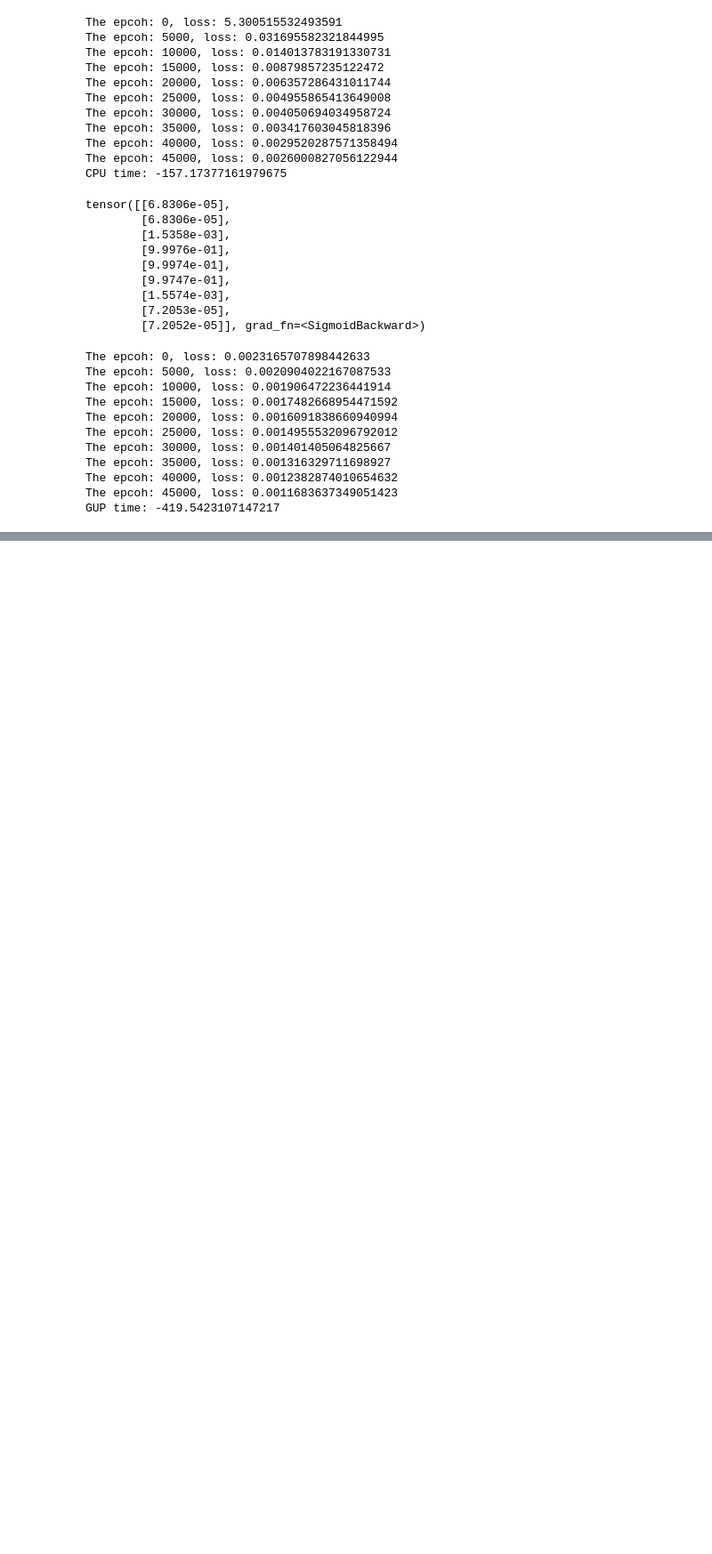
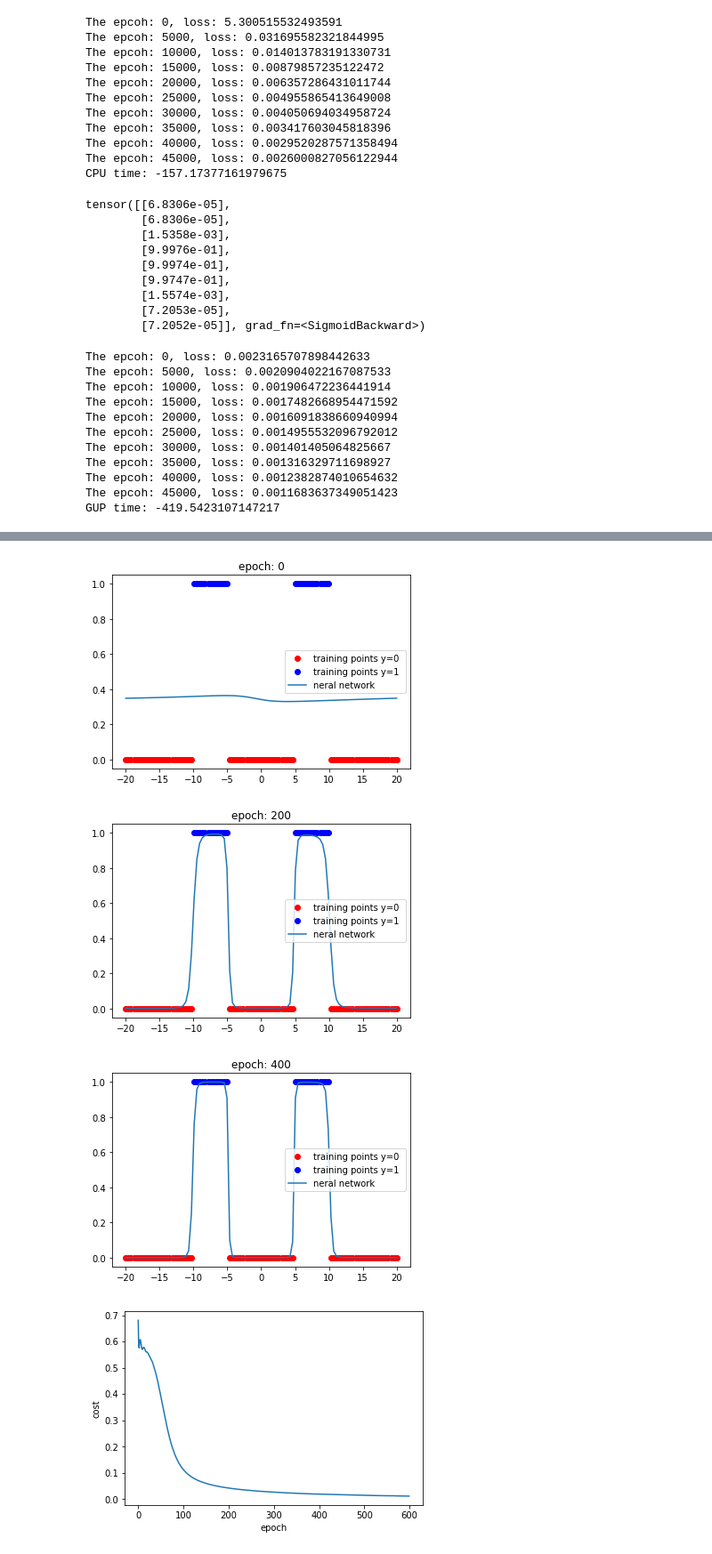
Before and after one commit to Abel1802/Pytorch_Coursera, a Jupyter notebook: Week-Four/4.3_neural_network_one_hidden_layer.ipynb, the cells around one changed output, grey strips where cells are left out. Shown: that part at 89% size. Saved outputs shown, nothing was run; the diff lists cells and outputs as text; code cells hidden in the pictures; blank space fills up the shorter version.

```diff
--- a/Week-Four/4.3_neural_network_one_hidden_layer.ipynb
+++ b/Week-Four/4.3_neural_network_one_hidden_layer.ipynb
@@ -199,0 +259,41 @@ GUP time: -419.5423107147217
+# %%
+def train(dataset, model, criterion, optimizer, epochs=5, plot_number=10):
+
+    cost = []
+    train_loader = DataLoader(dataset=dataset, batch_size=100)
+
+    for epoch in range (epochs):
+        total = 0
+        for x, y in train_loader:
+            yhat = model(x)
+            optimizer.zero_grad()
+            loss = criterion(yhat, y)
+            loss.backward()
+            optimizer.step()
+            total += loss.item()
+
+        if epoch%plot_number==0:
+            PlotStuff(data_set.x,data_set.y,epoch,model)
+        cost.append(total)
+    plt.figure()
+    plt.plot(cost)
+    plt.xlabel('epoch')
+    plt.ylabel('cost')
+    plt.show()
+    return cost
+# %%
+# define criterion, optimizer
+
+model = Net(1, 9, 1)
+learning_rate = 0.1
+criterion = nn.BCELoss()
+optimizer = torch.optim.Adam(model.parameters(), lr=learning_rate)
+# %%
+# train the model
+
+COST = train(data_set, model, criterion, optimizer, epochs=600, plot_number=200)
+# %% [output]
+[figure, added]
+[figure, added]
+[figure, added]
+[figure, added]
```
Also changed, not shown: parts of 7 cells of this notebook.
